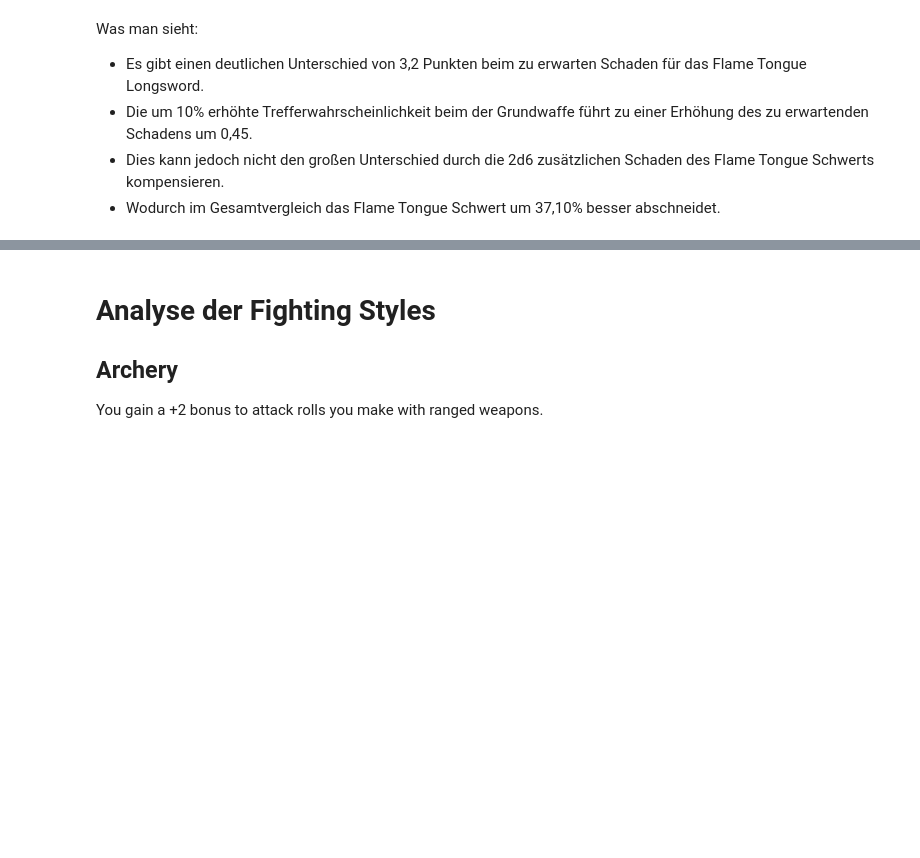
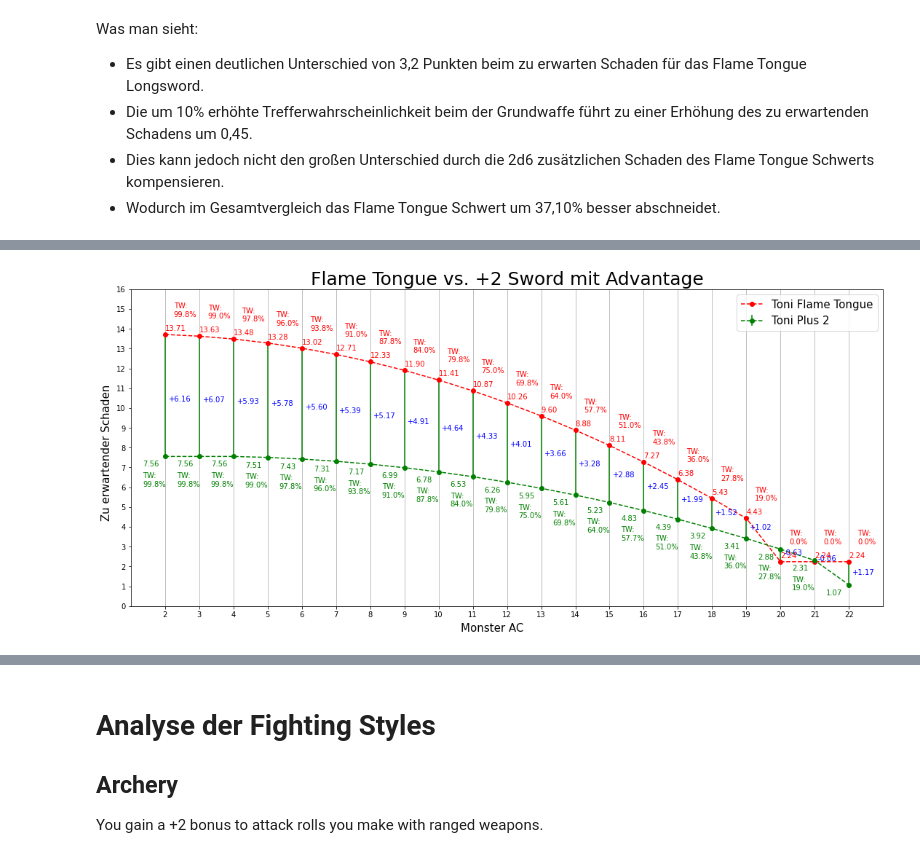
Before and after one commit to AlexSchinnerl/dndMath, a Jupyter notebook: damageCalculation.ipynb, the cells around one changed output, grey strips where cells are left out. Drawn from its saved outputs; the diff is of its cells as text; code cells hidden in the pictures; blank space fills up the shorter version.

```diff
--- a/damageCalculation.ipynb
+++ b/damageCalculation.ipynb
@@ -804,0 +838,28 @@ plt.show()
+# %%
+X = magicItem_DF.index
+TICKSIZE = 15
+TITLESIZE = 25
+
+
+fig, ax = plt.subplots(figsize=(15,7), layout="constrained")
+fig.supylabel("Zu erwartender Schaden", fontsize=TICKSIZE)
+fig.supxlabel("Monster AC", fontsize=TICKSIZE)
+
+yerror_advantage = list(magicItem_DF["Flame Tongue Advantage"]-magicItem_DF["+2 Sword Advantage"])
+ax.errorbar(X, y=magicItem_DF["+2 Sword Advantage"], yerr=[[0]*len(magicItem_DF.index),yerror_advantage], fmt="--go", label= "Toni Plus 2")
+ax.plot(X, magicItem_DF["Flame Tongue Advantage"], "--ro", label= "Toni Flame Tongue")
+for x,diff,plus2,ft in zip(X, magicItem_DF["Unterschied Advantage"], magicItem_DF["+2 Sword Advantage"], magicItem_DF["Flame Tongue Advantage"]):
+    ax.annotate(text=f"{diff:+.2f}", xy=(x+0.1, plus2+diff*0.45)).set_color("b")
+    ax.annotate(text=f"{plus2:.2f}", xy=(x-0.66, plus2-0.5)).set_color("g")
+    ax.annotate(text=f"TW: \n{chances_to_hit[f'{plus2_toni.name} Advantage'][x-2]:.1%}", xy=(x-0.66, plus2-1.5)).set_color("g")
+    ax.annotate(text=f"{ft:.2f}", xy=(x, ft+0.2)).set_color("r")
+    ax.annotate(text=f"TW: \n{chances_to_hit[f'{flameTongue_toni.name} Advantage'][x-2]:.1%}", xy=(x+0.25, ft+0.9)).set_color("r")
+ax.grid(True, axis="x")
+ax.set_xticks(ticks=X)
+ax.set_yticks(ticks=range(17))
+ax.set_title("Flame Tongue vs. +2 Sword mit Advantage", fontsize=TITLESIZE)
+ax.legend(loc="best", fontsize=TICKSIZE),
+
+plt.show()
+# %% [output]
+[figure, added]
```
Also changed, not shown: parts of 9 cells of this notebook, 2 other files.
